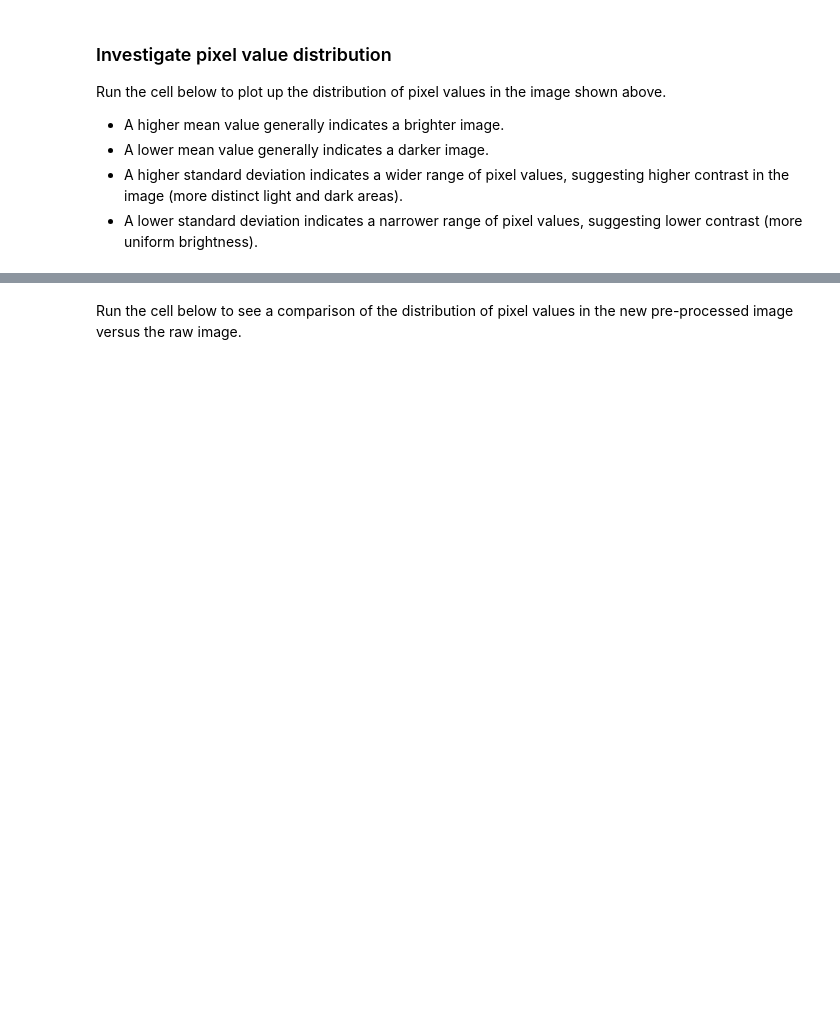
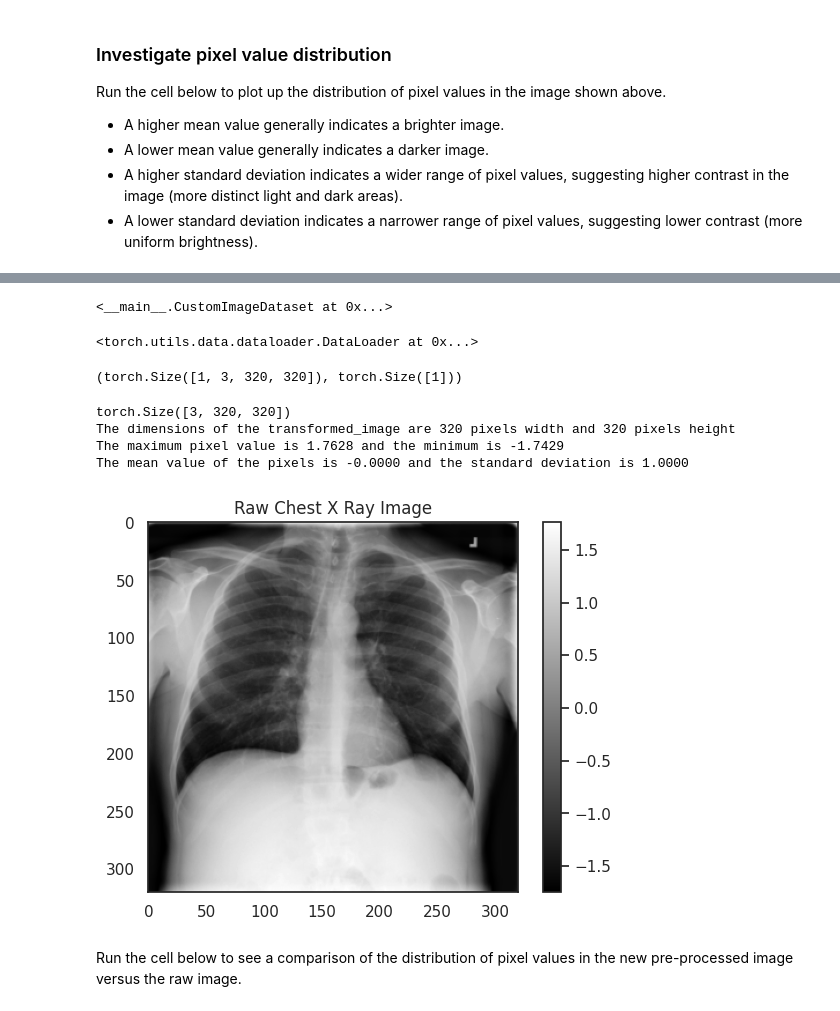
Before and after one commit to imteekay/machine-learning-research, a Jupyter notebook: courses/ai-for-medicine/ai-for-medical-diagnosis/week1/data-exploration-and-image-pre-processing.ipynb, the cells around one changed output, grey strips where cells are left out. Saved outputs shown, nothing was run; the diff lists cells and outputs as text; code cells hidden in the pictures; blank space fills up the shorter version.

```diff
--- a/courses/ai-for-medicine/ai-for-medical-diagnosis/week1/data-exploration-and-image-pre-processing.ipynb
+++ b/courses/ai-for-medicine/ai-for-medical-diagnosis/week1/data-exploration-and-image-pre-processing.ipynb
@@ -206,0 +223,6 @@ Run the next cell to plot up an example of a pre-processed image
+# %%
+transform = transforms.Compose([
+    transforms.Resize((320, 320)),
+    transforms.ToTensor(),
+    Normalization()
+])
@@ -207,11 +251,46 @@ Run the next cell to plot up an example of a pre-processed image
+# %%
+dataset = CustomImageDataset(
+    dataframe=train_df,
+    transform=transform,
+    img_dir=img_dir
+)
+
+dataset
+# %% [output]
+<__main__.CustomImageDataset at 0x...>
+# %%
+dataloader = DataLoader(
+    dataset,
+    batch_size=1,
+    shuffle=False
+)
+
+dataloader
+# %% [output]
+<torch.utils.data.dataloader.DataLoader at 0x...>
+# %%
+data_iter = iter(dataloader)
+batch = next(data_iter)
+images, labels = batch
+images.shape, labels.shape
+# %% [output]
+(torch.Size([1, 3, 320, 320]), torch.Size([1]))
 # %%
+transformed_image = images[0]
+
 sns.set_style("white")
-generated_image, label = generator.__getitem__(0)
-plt.imshow(generated_image[0], cmap='gray')
+plt.imshow(transformed_image[0], cmap='gray')
 plt.colorbar()
 plt.title('Raw Chest X Ray Image')
-print(f"The dimensions of the image are {generated_image.shape[1]} pixels width and {generated_image.shape[2]} pixels height")
-print(f"The maximum pixel value is {generated_image.max():.4f} and the minimum is {generated_image.min():.4f}")
-print(f"The mean value of the pixels is {generated_image.mean():.4f} and the standard deviation is {generated_image.std():.4f}")
+print(transformed_image.shape)
+print(f"The dimensions of the transformed_image are {transformed_image.shape[1]} pixels width and {transformed_image.shape[2]} pixels height")
+print(f"The maximum pixel value is {transformed_image.max():.4f} and the minimum is {transformed_image.min():.4f}")
+print(f"The mean value of the pixels is {transformed_image.mean():.4f} and the standard deviation is {transformed_image.std():.4f}")
+# %% [output]
+torch.Size([3, 320, 320])
+The dimensions of the transformed_image are 320 pixels width and 320 pixels height
+The maximum pixel value is 1.7628 and the minimum is -1.7429
+The mean value of the pixels is -0.0000 and the standard deviation is 1.0000
+[figure, added]
 # %% [markdown]
 Run the cell below to see a comparison of the distribution of pixel values in the new pre-processed image versus the raw image.
```
Also changed, not shown: parts of 23 cells of this notebook.
